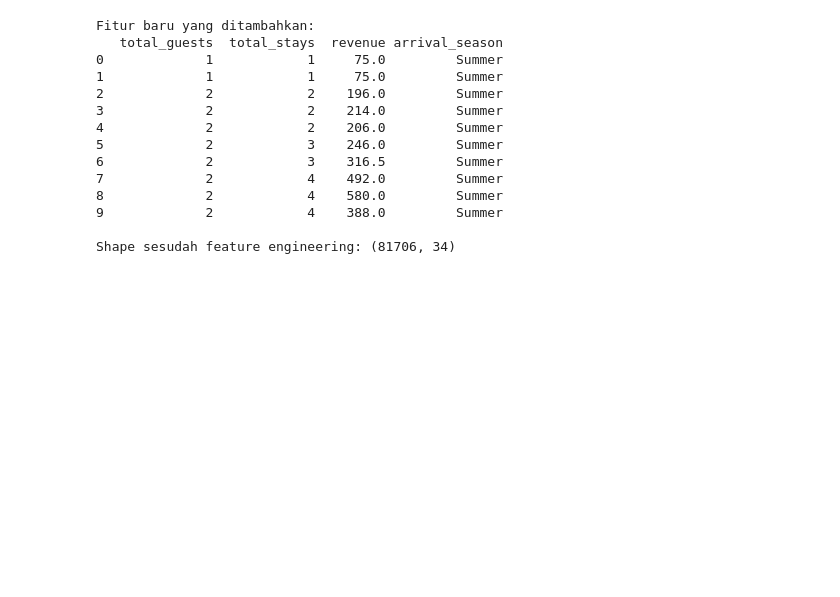
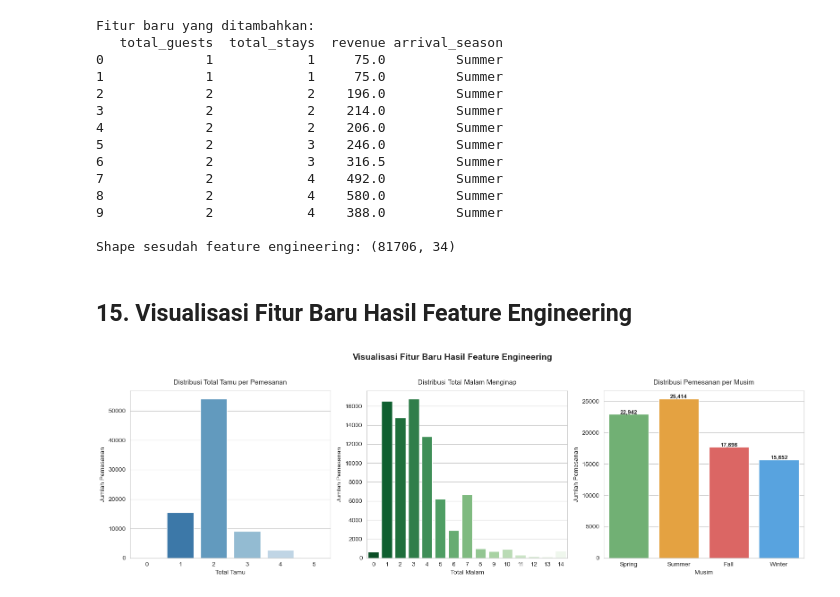
Before and after one commit to MuhammadShidqiHanifUSK/A_Project_VisDat_Klp1, a Jupyter notebook: notebooks/preprocessing.ipynb, the cells around one changed output. Cells and saved outputs as stored; diff of their text form; code cells hidden in the pictures; blank space fills up the shorter version.

Commit message:
Edit preprocessing.ipynb: Add Chart New Feature After Result of Feature Engineering

```diff
--- a/notebooks/preprocessing.ipynb
+++ b/notebooks/preprocessing.ipynb
@@ -374,3 +374,49 @@ Fitur baru yang ditambahkan:
 9             2            4    388.0         Summer
 
 Shape sesudah feature engineering: (81706, 34)
+# %% [markdown]
+## 15. Visualisasi Fitur Baru Hasil Feature Engineering
+# %%
+sns.set_style('whitegrid')
+fig, axes = plt.subplots(1, 3, figsize=(16, 5))
+
+# Total Guests
+guest_counts = df['total_guests'].value_counts().sort_index().reset_index()
+guest_counts.columns = ['Total Tamu', 'Jumlah']
+guest_counts = guest_counts[guest_counts['Total Tamu'] <= 6]
+sns.barplot(data=guest_counts, x='Total Tamu', y='Jumlah', palette='Blues_r', ax=axes[0])
+axes[0].set_title('Distribusi Total Tamu per Pemesanan', fontsize=11, pad=10)
+axes[0].set_xlabel('Total Tamu')
+axes[0].set_ylabel('Jumlah Pemesanan')
+
+# Total Stays
+stays_counts = df['total_stays'].value_counts().sort_index().reset_index()
+stays_counts.columns = ['Total Malam', 'Jumlah']
+stays_counts = stays_counts[stays_counts['Total Malam'] <= 14]
+sns.barplot(data=stays_counts, x='Total Malam', y='Jumlah', palette='Greens_r', ax=axes[1])
+axes[1].set_title('Distribusi Total Malam Menginap', fontsize=11, pad=10)
+axes[1].set_xlabel('Total Malam')
+axes[1].set_ylabel('Jumlah Pemesanan')
+
+# Arrival Season
+season_counts = df['arrival_season'].value_counts().reset_index()
+season_counts.columns = ['Musim', 'Jumlah']
+season_order = ['Spring', 'Summer', 'Fall', 'Winter']
+season_counts['Musim'] = pd.Categorical(season_counts['Musim'], categories=season_order, ordered=True)
+season_counts = season_counts.sort_values('Musim')
+palette_season = {'Spring': '#66BB6A', 'Summer': '#FFA726', 'Fall': '#EF5350', 'Winter': '#42A5F5'}
+sns.barplot(data=season_counts, x='Musim', y='Jumlah',
+            palette=[palette_season[s] for s in season_counts['Musim']], ax=axes[2])
+for bar, val in zip(axes[2].patches, season_counts['Jumlah']):
+    axes[2].text(bar.get_x() + bar.get_width()/2, bar.get_height() + 50,
+                 f'{val:,}', ha='center', fontsize=9, fontweight='bold')
+axes[2].set_title('Distribusi Pemesanan per Musim', fontsize=11, pad=10)
+axes[2].set_xlabel('Musim')
+axes[2].set_ylabel('Jumlah Pemesanan')
+
+plt.suptitle('Visualisasi Fitur Baru Hasil Feature Engineering',
+             fontsize=14, fontweight='bold', y=1.02)
+plt.tight_layout()
+plt.show()
+# %% [output]
+[figure, added]
```
